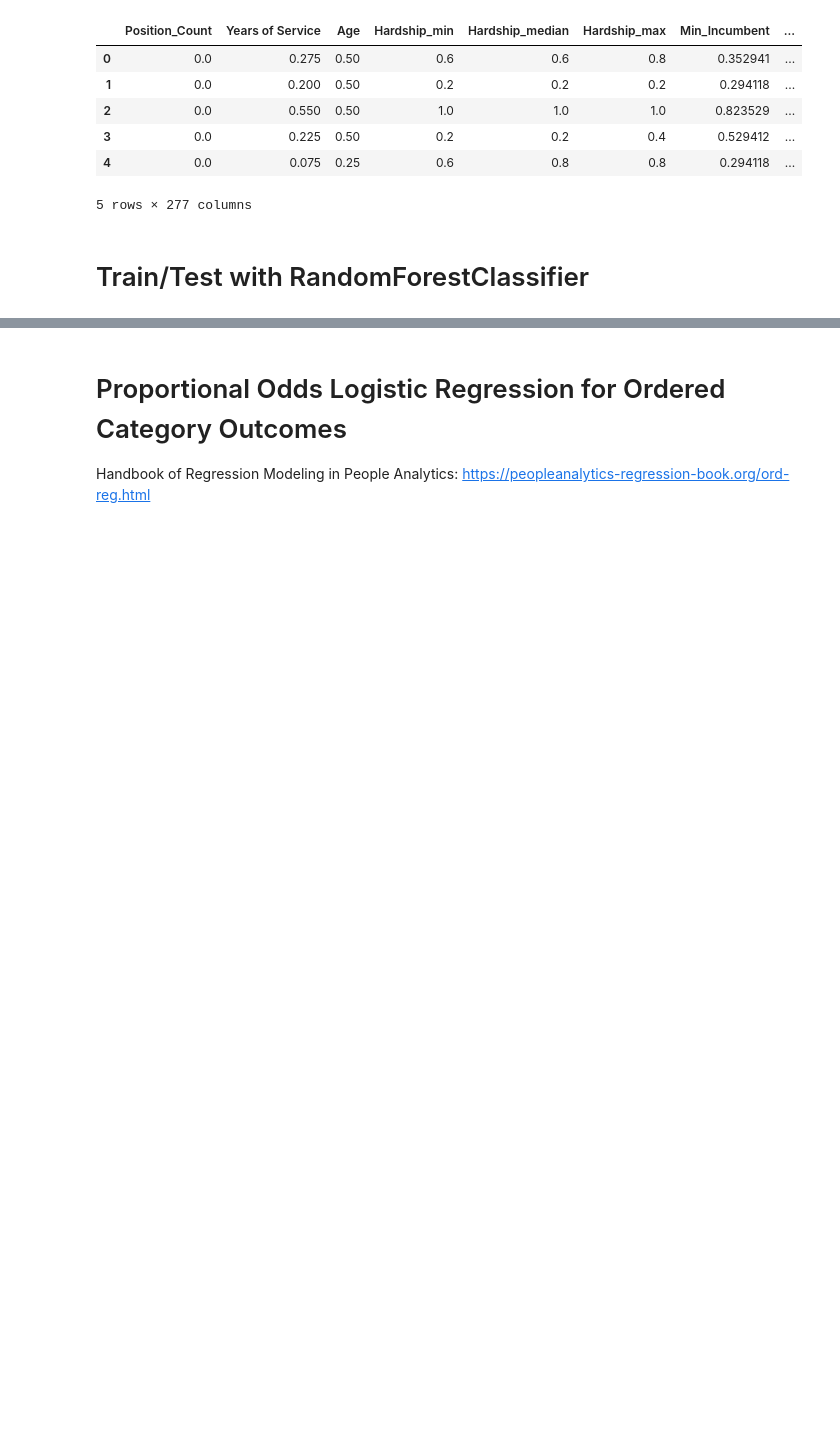
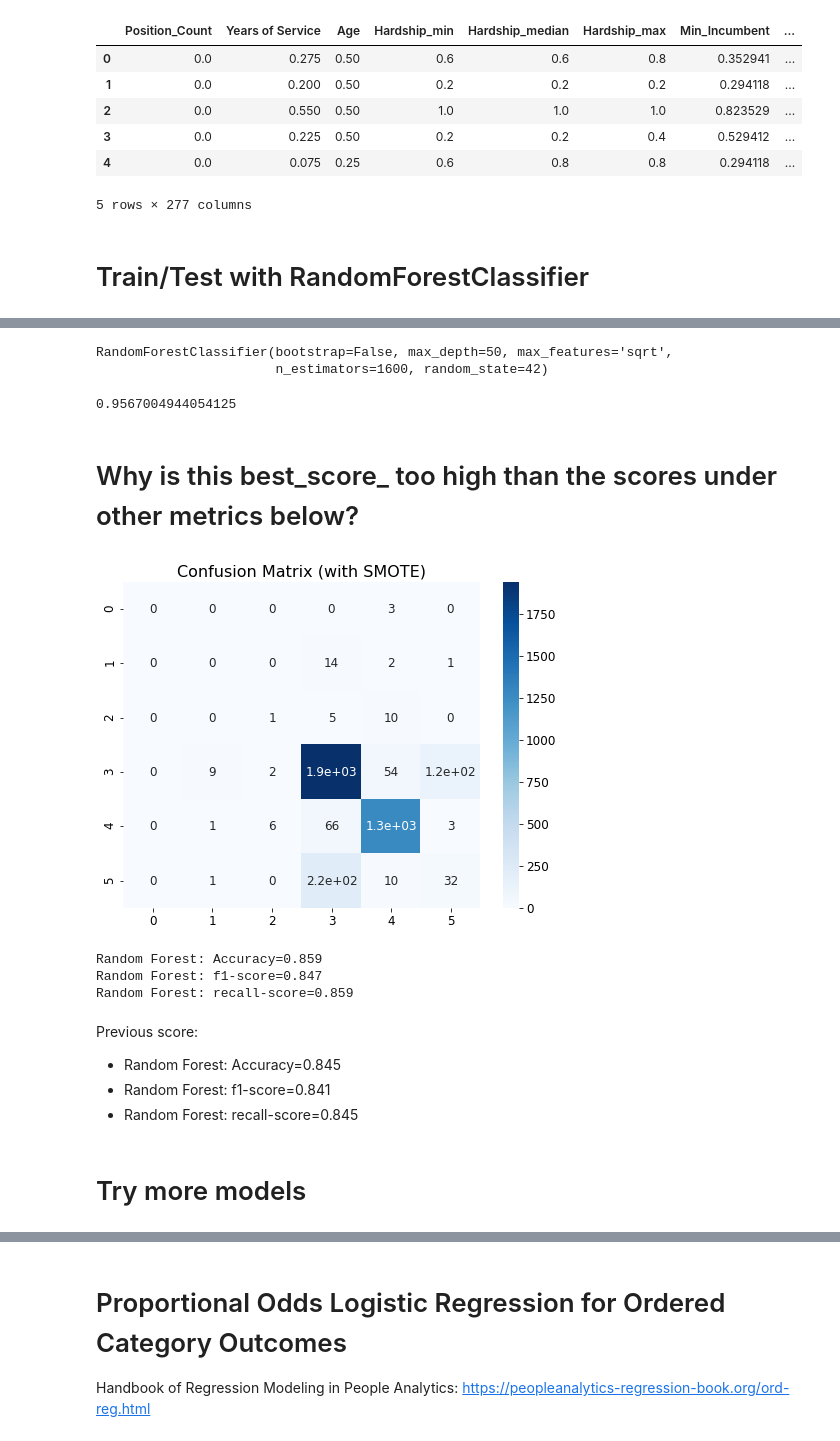
Before and after one commit to oliviahs/Python_practices, a Jupyter notebook: dw4_SMOTE.ipynb, the cells around one changed output, grey strips where cells are left out. Cells and saved outputs as stored; diff of their text form; code cells hidden in the pictures; blank space fills up the shorter version.

```diff
--- a/dw4_SMOTE.ipynb
+++ b/dw4_SMOTE.ipynb
@@ -319,0 +292,17 @@ g = g.set_title("Cross validation scores")
+# %%
+from sklearn.model_selection import RandomizedSearchCV
+
+random_grid = {'bootstrap': [True, False],
+               'max_depth': [10, 50, 100],
+               'max_features': ['sqrt'],
+               'min_samples_leaf': [1, 2, 10],
+               'min_samples_split': [2, 5, 10],
+               'n_estimators': [int(x) for x in np.linspace(start = 100, stop = 1000, num = 10)]}
+# %%
+# Use the random grid to search for best hyperparameters
+# n_iter: Number of parameter settings that are sampled. n_iter trades off runtime vs quality of the solution.
+# rfc = RandomForestClassifier(random_state=42)
+
+rfc_random = RandomizedSearchCV(estimator = rfc, param_distributions = random_grid, n_iter = 30, cv = 3, verbose=2, random_state=42, n_jobs = -1)
+# Fit the random search model
+rfc_random.fit(X_tr_scaled, y_train_sm) # took 20 mins
@@ -319,0 +321,11 @@ g = g.set_title("Cross validation scores")
+# %%
+random_grid2 = {'bootstrap': [True, False],
+               'max_depth': [50, 100, 200, 500],
+               'max_features': ['sqrt'],
+               'min_samples_leaf': [1, 2, 10],
+               'min_samples_split': [2, 5, 10],
+               'n_estimators': [int(x) for x in np.linspace(start = 200, stop = 2000, num = 10)]}
+
+rfc_random2 = RandomizedSearchCV(estimator = rfc, param_distributions = random_grid2, n_iter = 30, cv = 5, verbose=2, random_state=42, n_jobs = -1)
+
+rfc_random2.fit(X_tr_scaled, y_train_sm) # about an hour
@@ -319,0 +345,45 @@ g = g.set_title("Cross validation scores")
+# %%
+rfc_random2.best_estimator_
+# %% [output]
+RandomForestClassifier(bootstrap=False, max_depth=50, max_features='sqrt',
+                       n_estimators=1600, random_state=42)
+# %%
+rfc_random2.best_score_ # increased
+# %% [output]
+0.9567004944054125
+# %% [markdown]
+# Why is this best_score_ too high than the scores under other metrics below?
+# %%
+
+y_pred2 = rfc_random2.predict(X_te_scaled)
+
+cm2 = confusion_matrix(y_test, y_pred2)
+plt.figure(figsize=(8, 6))
+plt.title('Confusion Matrix (with SMOTE)', size=16)
+sns.heatmap(cm2, annot=True, cmap='Blues');
+# %% [output]
+[figure, added]
+# %%
+ac = accuracy_score(y_test, y_pred2)
+
+f1 = f1_score(y_test, y_pred2, average='weighted')
+
+recall = recall_score(y_test, y_pred2, average='weighted')
+
+print('Random Forest: Accuracy=%.3f' % (ac))
+
+print('Random Forest: f1-score=%.3f' % (f1))
+
+print('Random Forest: recall-score=%.3f' % (recall))
+# %% [output]
+Random Forest: Accuracy=0.859
+Random Forest: f1-score=0.847
+Random Forest: recall-score=0.859
+# %% [markdown]
+Previous score:
+
+- Random Forest: Accuracy=0.845
+- Random Forest: f1-score=0.841
+- Random Forest: recall-score=0.845
+# %% [markdown]
+# Try more models
```
Also changed, not shown: parts of 35 cells of this notebook.
